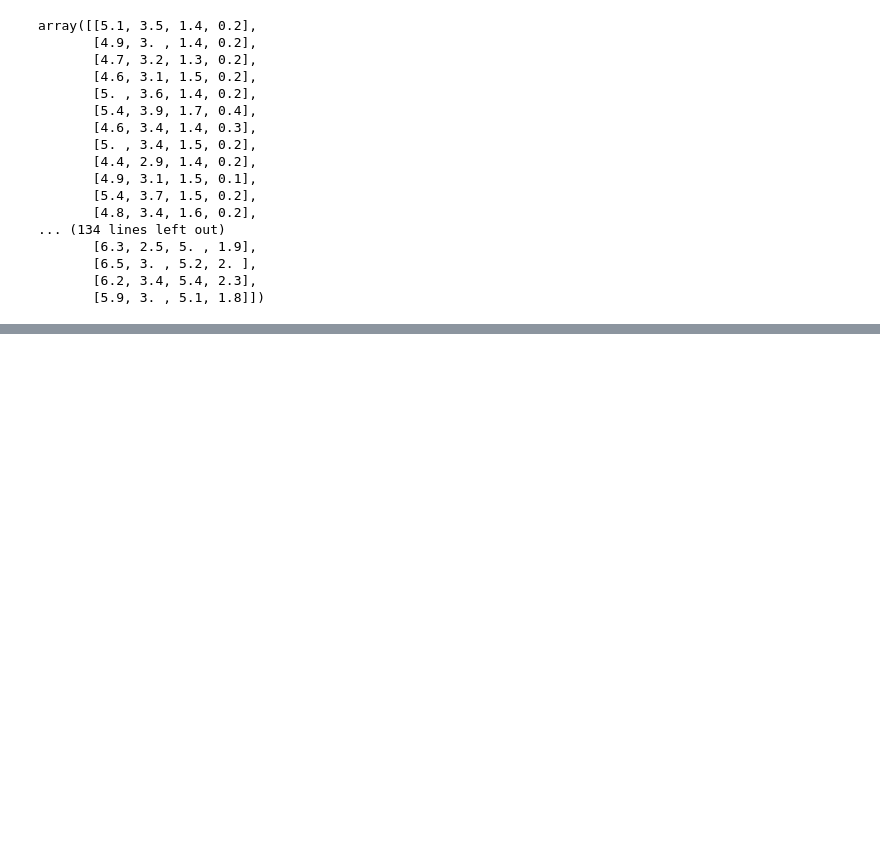
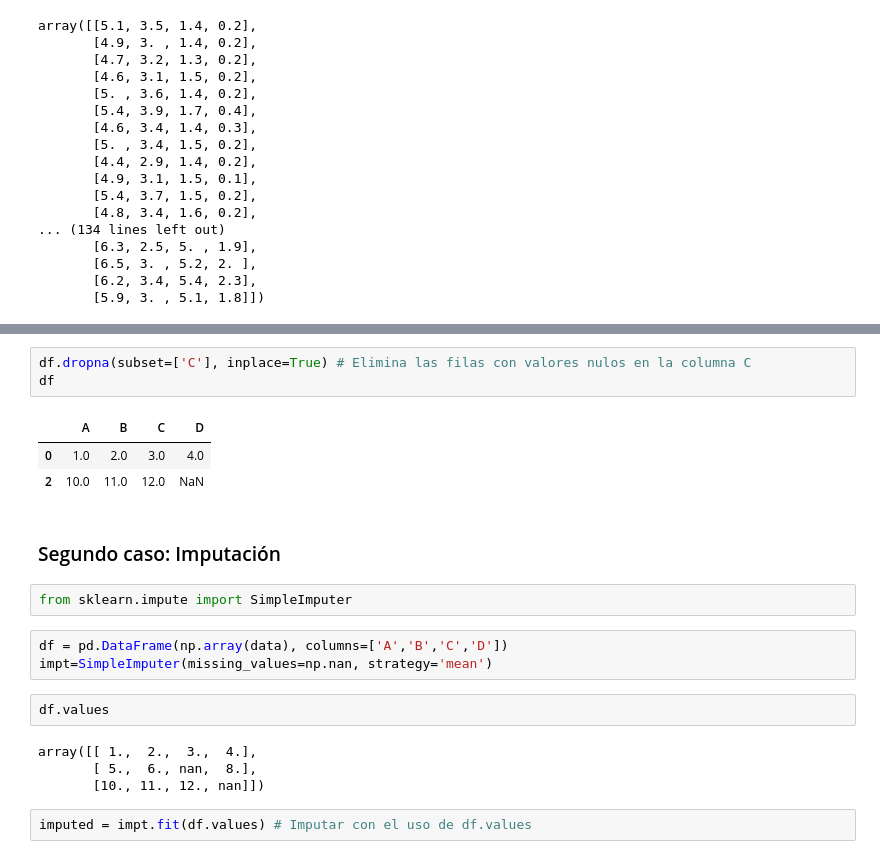
Before and after one commit to sebastianzzab/Curso-SIC, a Jupyter notebook: Semana 14/Clase 1.ipynb, the cells around one changed output, grey strips where cells are left out. Cells and saved outputs as stored; diff of their text form; blank space fills up the shorter version.

```diff
--- a/Semana 14/Clase 1.ipynb
+++ b/Semana 14/Clase 1.ipynb
@@ -339,0 +419,22 @@ AttributeError: columns
+# %%
+df.dropna(subset=['C'], inplace=True) # Elimina las filas con valores nulos en la columna C
+df
+# %% [output]
+|  | A | B | C | D |
+| 0 | 1.0 | 2.0 | 3.0 | 4.0 |
+| 2 | 10.0 | 11.0 | 12.0 | NaN |
+# %% [markdown]
+### Segundo caso: Imputación
+# %%
+from sklearn.impute import SimpleImputer
+# %%
+df = pd.DataFrame(np.array(data), columns=['A','B','C','D'])
+impt=SimpleImputer(missing_values=np.nan, strategy='mean')
+# %%
+df.values
+# %% [output]
+array([[ 1.,  2.,  3.,  4.],
+       [ 5.,  6., nan,  8.],
+       [10., 11., 12., nan]])
+# %%
+imputed = impt.fit(df.values) # Imputar con el uso de df.values
```
Also changed, not shown: parts of 29 cells of this notebook.
